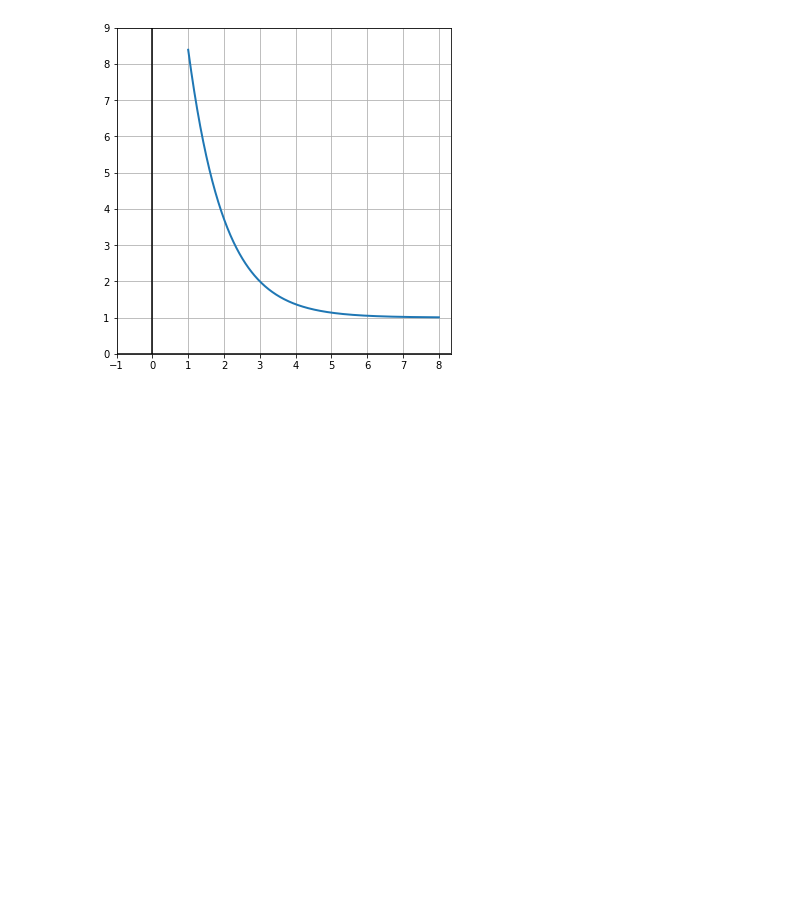
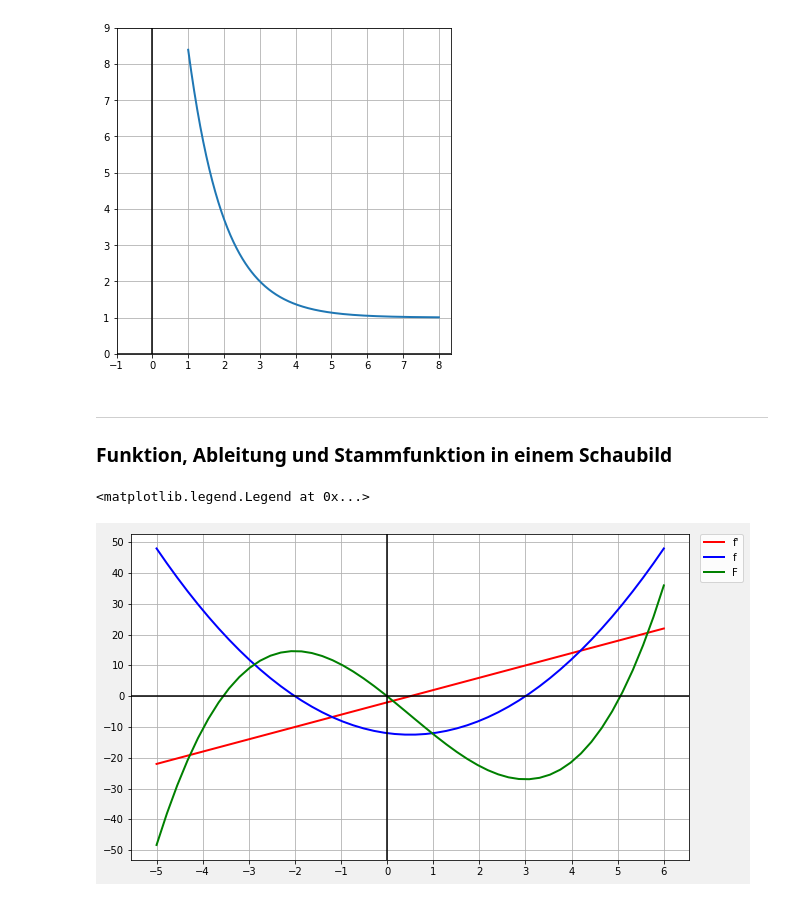
Before and after one commit to ktheu/KursNotebooks, a Jupyter notebook: sympy/funktionsgraphen.ipynb, the cells around one changed output. Cells and saved outputs as stored; diff of their text form; code cells hidden in the pictures; blank space fills up the shorter version.

Commit message:
funktionsgraphen

```diff
--- a/sympy/funktionsgraphen.ipynb
+++ b/sympy/funktionsgraphen.ipynb
@@ -245,3 +245,42 @@ print('Asymptote: {}'.format('y=1'))
 # %% [output]
 Asymptote: y=1
 [figure]
+# %% [markdown]
+----
+### Funktion, Ableitung und Stammfunktion in einem Schaubild
+# %%
+from sympy import *
+import numpy as np
+import matplotlib as mpl
+import matplotlib.pyplot as plt
+%matplotlib inline
+
+init_printing(use_unicode=True)
+x = symbols('x',real=True)
+f = symbols('f', cls=Function)
+
+f = 2*(x-3)*(x+2)
+f1 = diff(f)
+F = integrate(f)
+
+t = np.linspace(-5,6,50)
+y = [f.subs(x,k) for k in t]
+y1 = [f1.subs(x,k) for k in t]
+y0 = [F.subs(x,k) for k in t]
+fig, ax = plt.subplots(figsize=(10, 6),facecolor="#f1f1f1")
+ax.plot(t, y1, lw=2, color="red", label="f'")
+ax.plot(t, y, lw=2, color="blue", label="f")
+ax.plot(t, y0, lw=2, color="green", label="F")
+
+x_major_ticker = mpl.ticker.MultipleLocator(1)
+y_major_ticker = mpl.ticker.MultipleLocator(10)
+ax.xaxis.set_major_locator(x_major_ticker)
+ax.yaxis.set_major_locator(y_major_ticker)
+
+ax.grid(True, which='both')
+ax.axhline(y=0, color='k')
+ax.axvline(x=0, color='k')
+ax.legend(bbox_to_anchor=(1.02, 1), loc=2, borderaxespad=0.0)
+# %% [output]
+<matplotlib.legend.Legend at 0x...>
+[figure, added]
```
Also changed, not shown: 1 other file.
